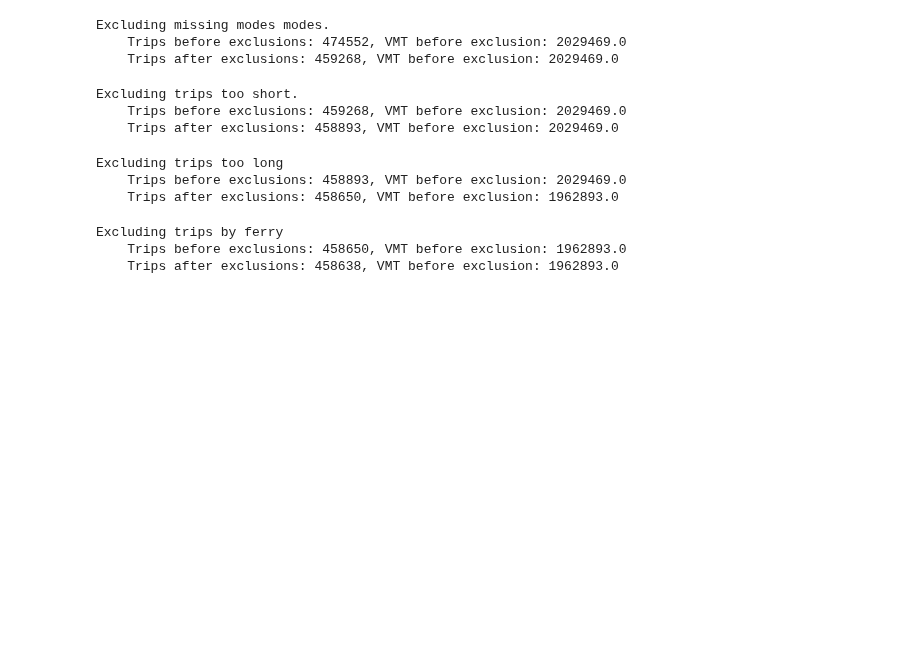
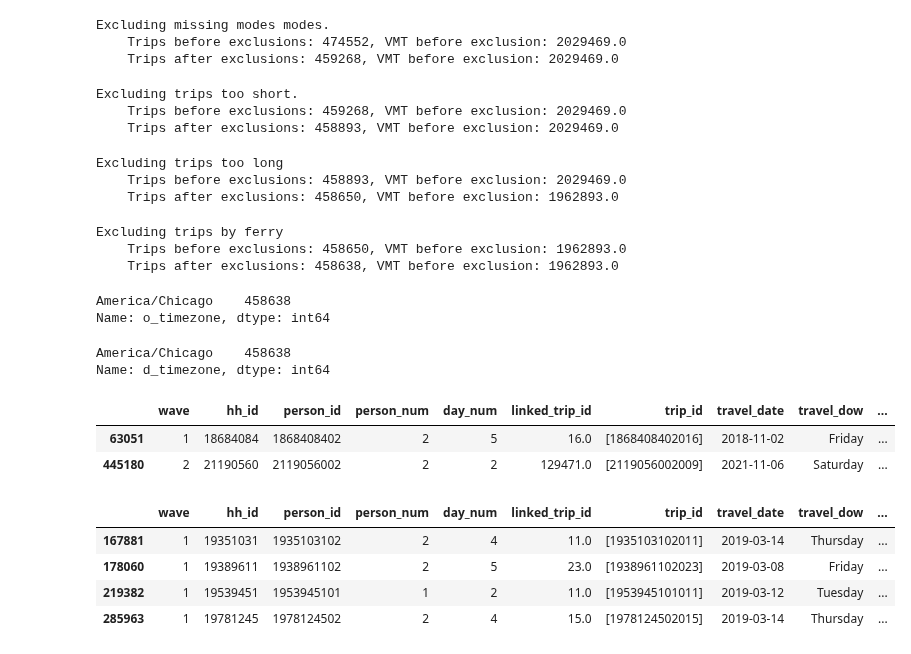
Before and after one commit to Metropolitan-Council/vmt-mode-shift-study, a Jupyter notebook: data_processing/Clean and Decode TBI.ipynb, the cells around one changed output. Saved outputs shown, nothing was run; the diff lists cells and outputs as text; code cells hidden in the pictures; blank space fills up the shorter version.

```diff
--- a/data_processing/Clean and Decode TBI.ipynb
+++ b/data_processing/Clean and Decode TBI.ipynb
@@ -587,0 +591,37 @@ Excluding trips by ferry
+# %%
+# getting origin/destination time zones of everything
+df["o_timezone"] = linked_trip.apply(lambda x: tf.timezone_at(lng=x["o_lon"], lat=x["o_lat"]), axis=1)
+df["d_timezone"] = linked_trip.apply(lambda x: tf.timezone_at(lng=x["d_lon"], lat=x["d_lat"]), axis=1)
+# %%
+# no time zone differences in the data
+display(df["o_timezone"].value_counts())
+display(df["d_timezone"].value_counts())
+# %% [output]
+America/Chicago    458638
+Name: o_timezone, dtype: int64
+America/Chicago    458638
+Name: d_timezone, dtype: int64
+# %%
+# get workable datetime data
+df["depart_datetime"] = pd.to_datetime(df["travel_date"].astype(str) + ' ' + df["depart_time"].astype(str))
+df["arrive_datetime"] = pd.to_datetime(df["travel_date"].astype(str) + ' ' + df["arrive_time"].astype(str))
+# %%
+# end of daylight savings is not an issue for abnormal durations
+df[(df["depart_datetime"].dt.month == 11) & (df["depart_datetime"].dt.day <= 10) & # daylight savings end is always in november and before the 10th
+    # get all times where arrival time is somehow before the departure
+    (df["arrive_datetime"].dt.hour <= df["depart_datetime"].dt.hour) & (df["arrive_datetime"].dt.minute < df["depart_datetime"].dt.minute)] \
+    .query("duration > 1000") # if the dst wraparound were an issue, the duration would be about 1 day = 1440 minutes
+# %% [output]
+|  | wave | hh_id | person_id | person_num | day_num | linked_trip_id | trip_id | travel_date | travel_dow | ... |
+| 63051 | 1 | 18684084 | 1868408402 | 2 | 5 | 16.0 | [1868408402016] | 2018-11-02 | Friday | ... |
+| 445180 | 2 | 21190560 | 2119056002 | 2 | 2 | 129471.0 | [2119056002009] | 2021-11-06 | Saturday | ... |
+# %%
+# start of daylight savings is not an issue for abnormal durations
+df[(df["depart_datetime"].dt.month == 3) & (df["depart_datetime"].dt.day <= 14) & (df["depart_datetime"].dt.day >= 8) & # daylight savings start is always in march between 8-14
+   (df["arrive_datetime"].dt.hour <= df["depart_datetime"].dt.hour) & (df["arrive_datetime"].dt.minute < df["depart_datetime"].dt.minute)]
+# %% [output]
+|  | wave | hh_id | person_id | person_num | day_num | linked_trip_id | trip_id | travel_date | travel_dow | ... |
+| 167881 | 1 | 19351031 | 1935103102 | 2 | 4 | 11.0 | [1935103102011] | 2019-03-14 | Thursday | ... |
+| 178060 | 1 | 19389611 | 1938961102 | 2 | 5 | 23.0 | [1938961102023] | 2019-03-08 | Friday | ... |
+| 219382 | 1 | 19539451 | 1953945101 | 1 | 2 | 11.0 | [1953945101011] | 2019-03-12 | Tuesday | ... |
+| 285963 | 1 | 19781245 | 1978124502 | 2 | 4 | 15.0 | [1978124502015] | 2019-03-14 | Thursday | ... |
```
Also changed, not shown: parts of 18 cells of this notebook.
